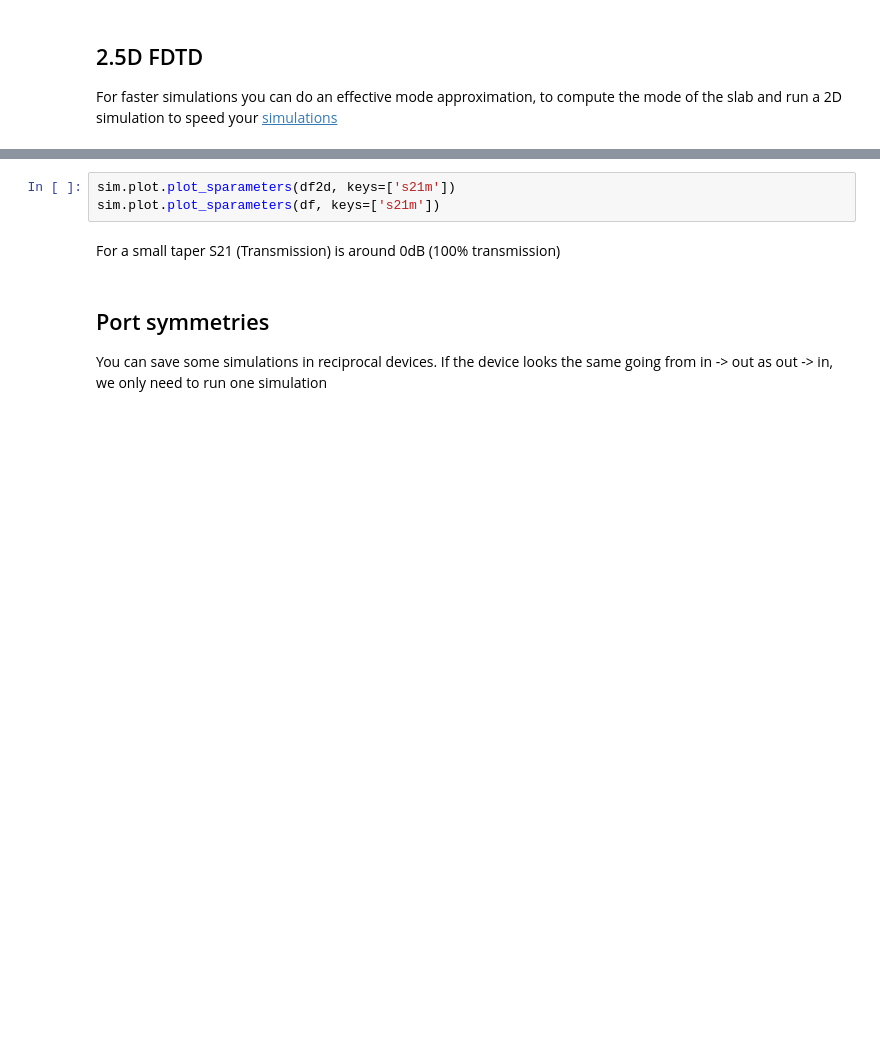
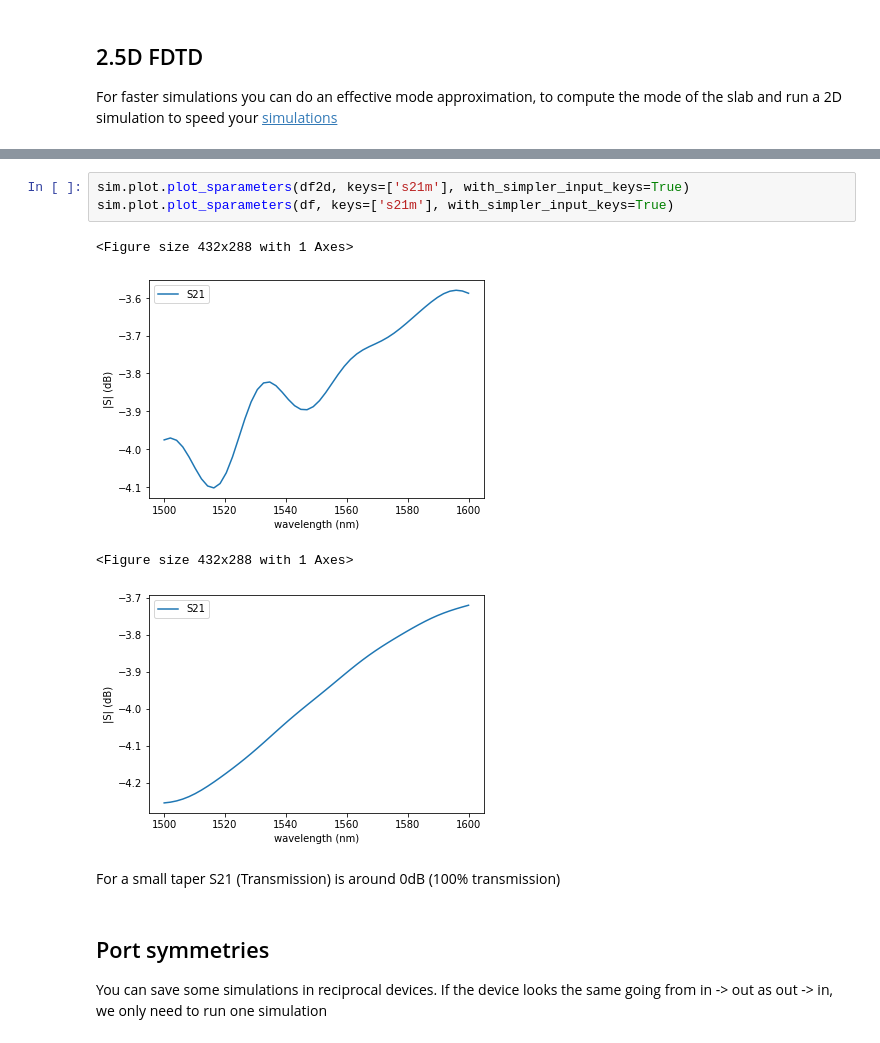
Before and after one commit to gdsfactory/ubc, a Jupyter notebook: docs/notebooks/13_sim_plugins.ipynb, the cells around one changed output, grey strips where cells are left out. Cells and saved outputs as stored; diff of their text form; blank space fills up the shorter version.

```diff
--- a/docs/notebooks/13_sim_plugins.ipynb
+++ b/docs/notebooks/13_sim_plugins.ipynb
@@ -112,6 +146,11 @@ gf.simulation.plot.plot_sparameters(df2d)
 # %%
-sim.plot.plot_sparameters(df2d, keys=['s21m'])
-sim.plot.plot_sparameters(df, keys=['s21m'])
+sim.plot.plot_sparameters(df2d, keys=['s21m'], with_simpler_input_keys=True)
+sim.plot.plot_sparameters(df, keys=['s21m'], with_simpler_input_keys=True)
+# %% [output]
+<Figure size 432x288 with 1 Axes>
+[figure, added]
+<Figure size 432x288 with 1 Axes>
+[figure, added]
 # %% [markdown]
 For a small taper S21 (Transmission) is around 0dB (100% transmission)
 # %% [markdown]
```
Also changed, not shown: parts of 57 cells of this notebook, 16 other files.
